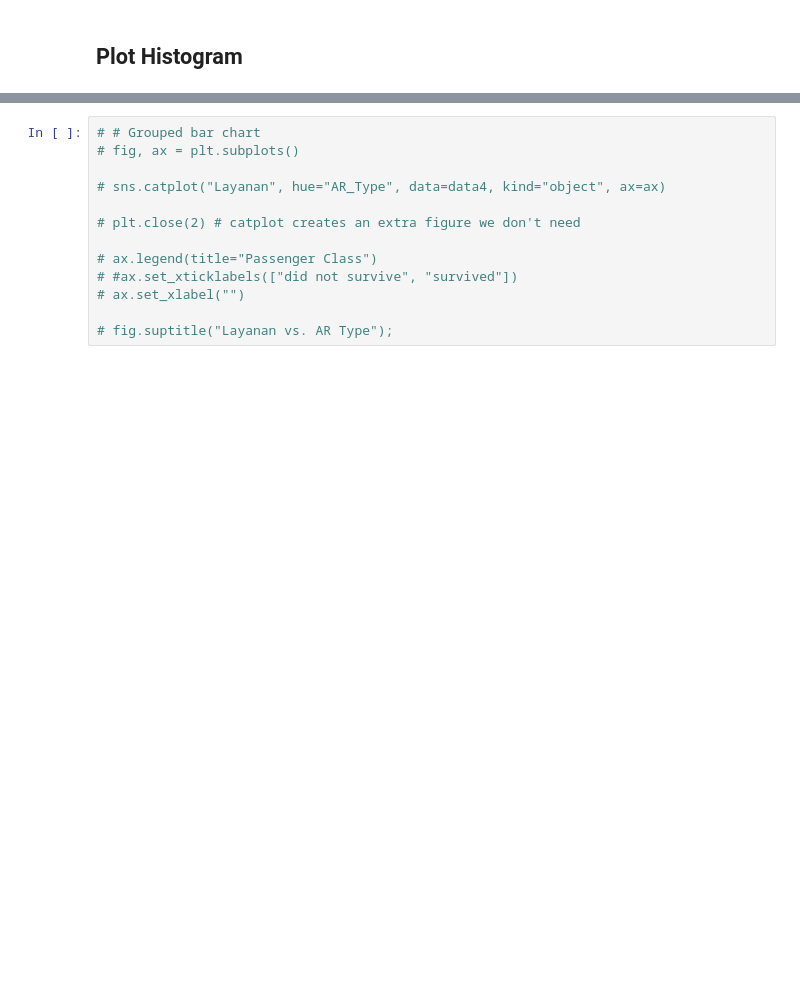
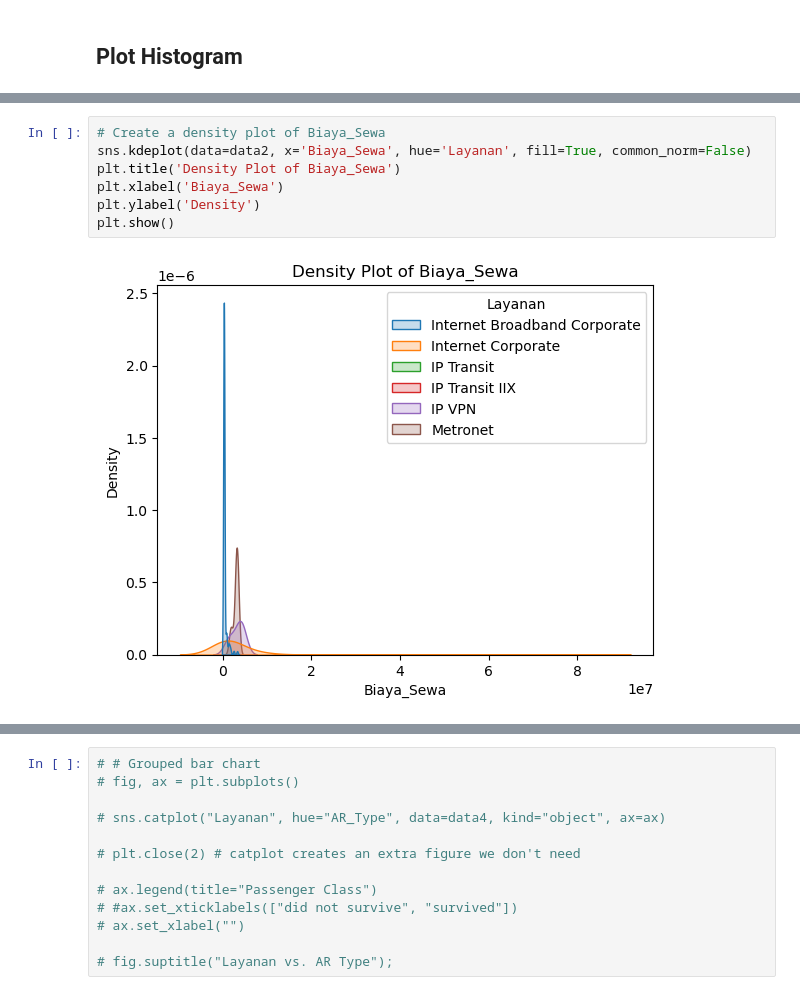
Before and after one commit to sabrinatiarab/deploy-pkl, a Jupyter notebook: code.ipynb, the cells around one changed output, grey strips where cells are left out. Saved outputs shown, nothing was run; the diff lists cells and outputs as text; blank space fills up the shorter version.

```diff
--- a/code.ipynb
+++ b/code.ipynb
@@ -260,3 +261,12 @@ plt.title('Histogram of Biaya_Sewa')
 plt.show()
 # %% [output]
 [figure]
+# %%
+# Create a density plot of Biaya_Sewa
+sns.kdeplot(data=data2, x='Biaya_Sewa', hue='Layanan', fill=True, common_norm=False)
+plt.title('Density Plot of Biaya_Sewa')
+plt.xlabel('Biaya_Sewa')
+plt.ylabel('Density')
+plt.show()
+# %% [output]
+[figure, added]
```
Also changed, not shown: parts of 23 cells of this notebook, 5 other files.
